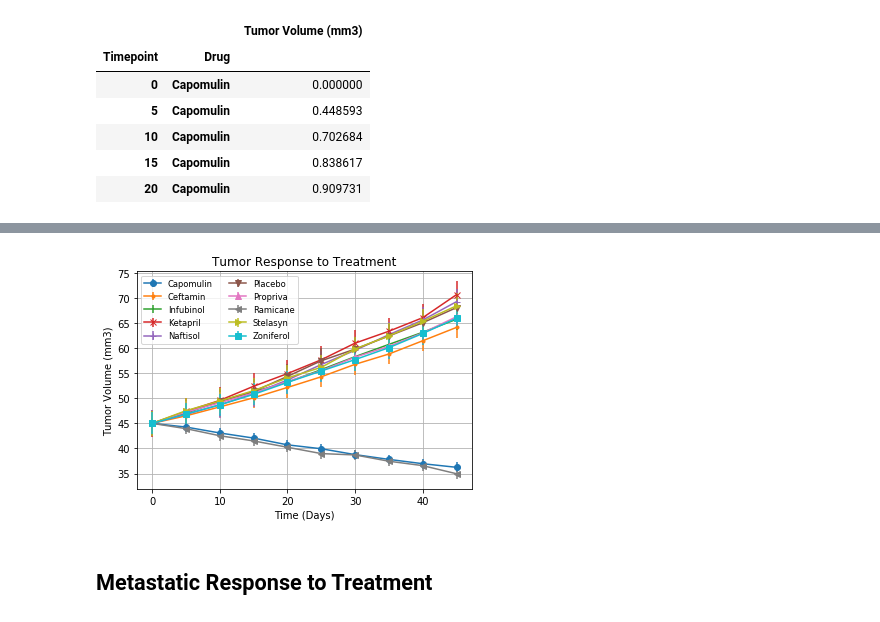
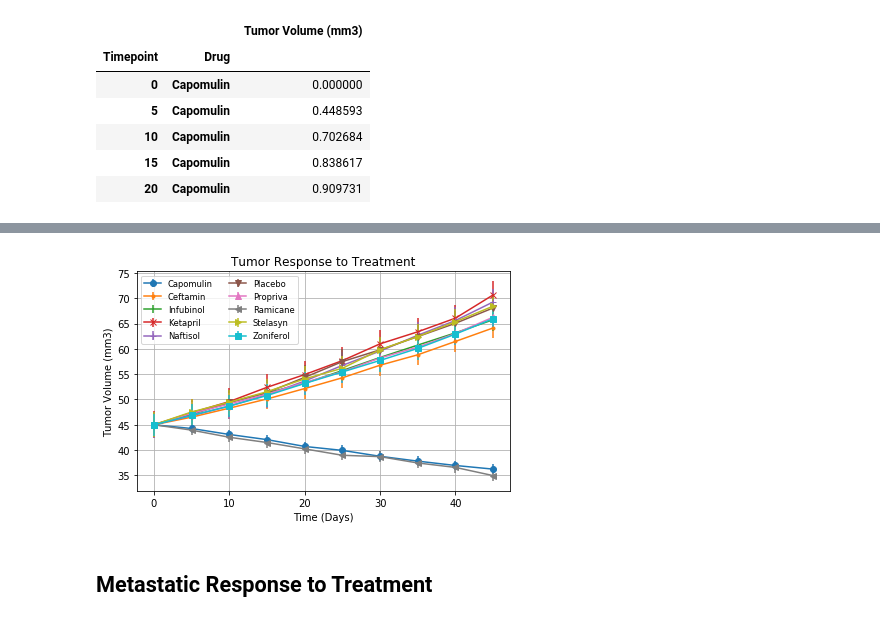
Before and after one commit to mdsmith577/Matplotlib_Homework, a Jupyter notebook: pymaceuticals.ipynb, the cells around one changed output, grey strips where cells are left out. Saved outputs shown, nothing was run; the diff lists cells and outputs as text; code cells hidden in the pictures.

Commit message:
completed percent change graph and formatting details

```diff
--- a/pymaceuticals.ipynb
+++ b/pymaceuticals.ipynb
@@ -140,28 +134,29 @@ x_axis = np.arange(0, x_limit, 5)
 # %%
 # Generate the Plot (with Error Bars)
 fig, ax = plt.subplots()
 marker_options = ['o', '.', ',', 'x', '+', 'v', '^', '<', '>', 's', 'd']
 
 for y in range(0, count_of_drugs):
     ax.errorbar(x_axis, vol_iterated(y), alpha=1, yerr=stats.sem(vol_iterated(y)), fmt = marker_options[y] + "-", label=f"{drug_iterated(y)}")
     ax.legend()
 
-
-
 ax.set_title("Tumor Response to Treatment")
 ax.set_xlabel("Time (Days)")
 ax.set_ylabel("Tumor Volume (mm3)")
 
 ax.legend(loc="best", fontsize="small", fancybox=True, ncol=2)
+
 plt.grid()
+
+plt.tight_layout()
 
 # Save the Figure
 plt.savefig("Tumor_Response_to_Treatment.png")
 
 # Show plot
 plt.show()
 # %% [output]
-[figure, old version]
+[figure, new version]
 # %% [markdown]
 ## Metastatic Response to Treatment
 # %%
```
Also changed, not shown: parts of 15 cells of this notebook.
